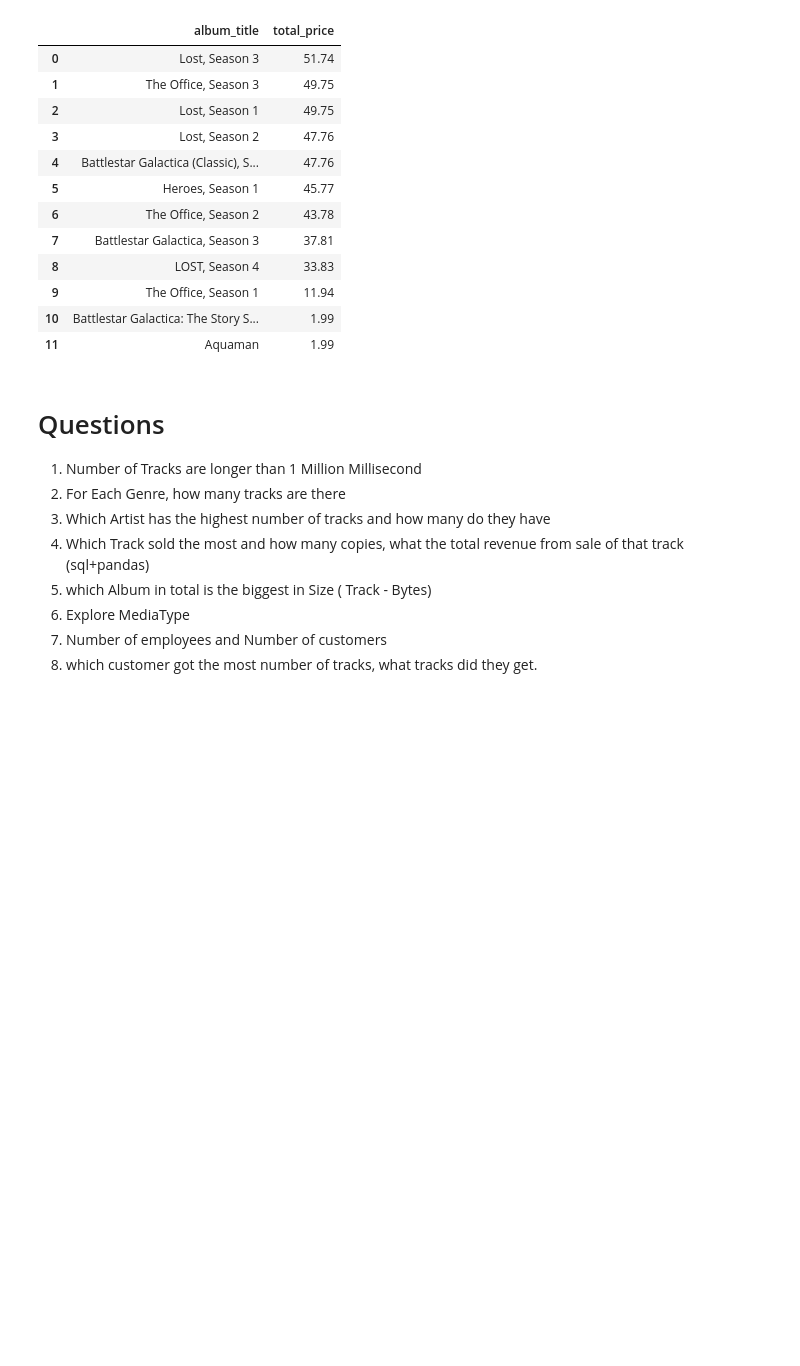
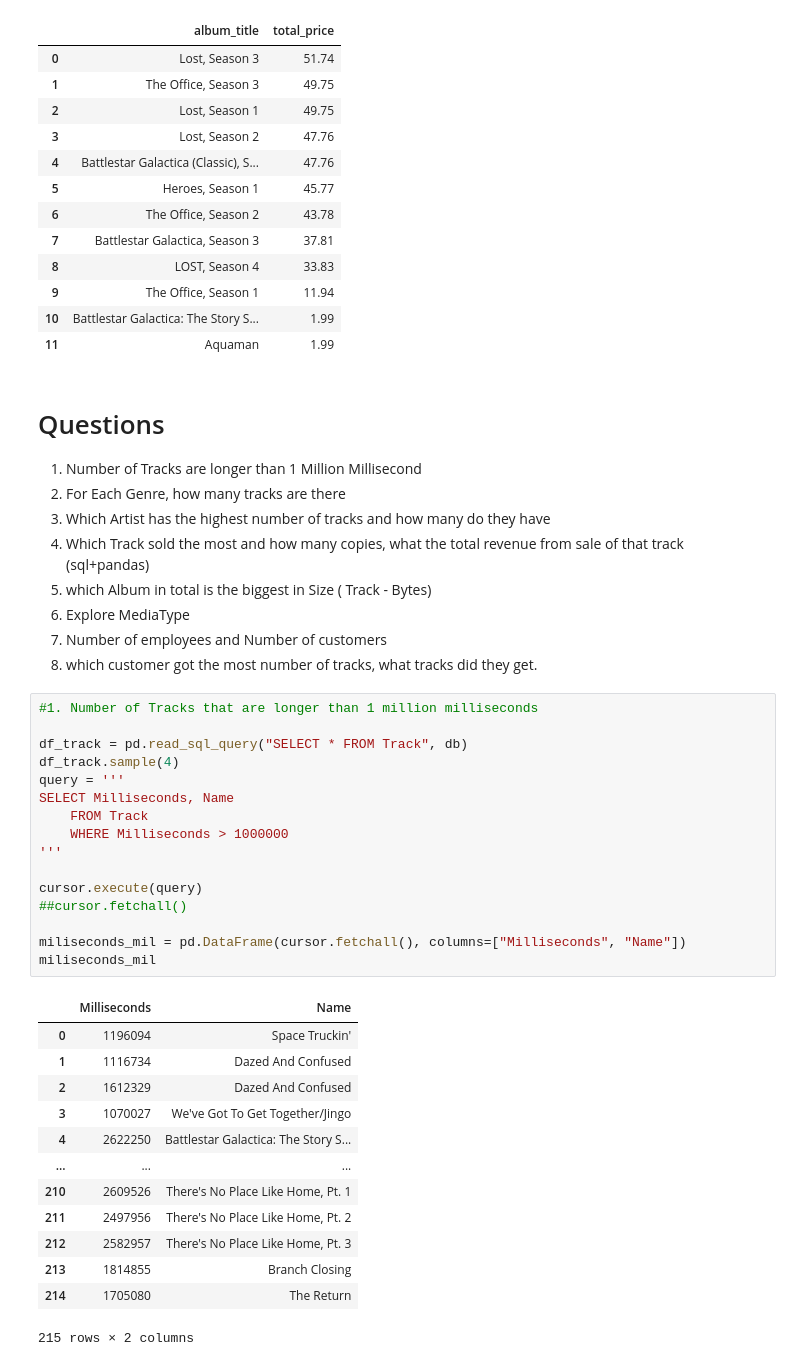
Before and after one commit to nottherealsanta/bootcamp_macaw_04_26, a Jupyter notebook: learning_sql.ipynb, the cells around one changed output. Cells and saved outputs as stored; diff of their text form; blank space fills up the shorter version.

```diff
--- a/learning_sql.ipynb
+++ b/learning_sql.ipynb
@@ -250,3 +259,33 @@ pd.read_sql_query(_q, db)
 6. Explore MediaType
 7. Number of employees and Number of customers
 8. which customer got the most number of tracks, what tracks did they get.
+# %%
+#1. Number of Tracks that are longer than 1 million milliseconds
+
+df_track = pd.read_sql_query("SELECT * FROM Track", db)
+df_track.sample(4)
+query = '''
+SELECT Milliseconds, Name
+    FROM Track
+    WHERE Milliseconds > 1000000
+'''
+
+cursor.execute(query)
+##cursor.fetchall()
+
+miliseconds_mil = pd.DataFrame(cursor.fetchall(), columns=["Milliseconds", "Name"])
+miliseconds_mil
+# %% [output]
+|  | Milliseconds | Name |
+| 0 | 1196094 | Space Truckin' |
+| 1 | 1116734 | Dazed And Confused |
+| 2 | 1612329 | Dazed And Confused |
+| 3 | 1070027 | We've Got To Get Together/Jingo |
+| 4 | 2622250 | Battlestar Galactica: The Story S... |
+| ... | ... | ... |
+| 210 | 2609526 | There's No Place Like Home, Pt. 1 |
+| 211 | 2497956 | There's No Place Like Home, Pt. 2 |
+| 212 | 2582957 | There's No Place Like Home, Pt. 3 |
+| 213 | 1814855 | Branch Closing |
+| 214 | 1705080 | The Return |
+215 rows × 2 columns
```
Also changed, not shown: parts of 12 cells of this notebook, 5 other files.
